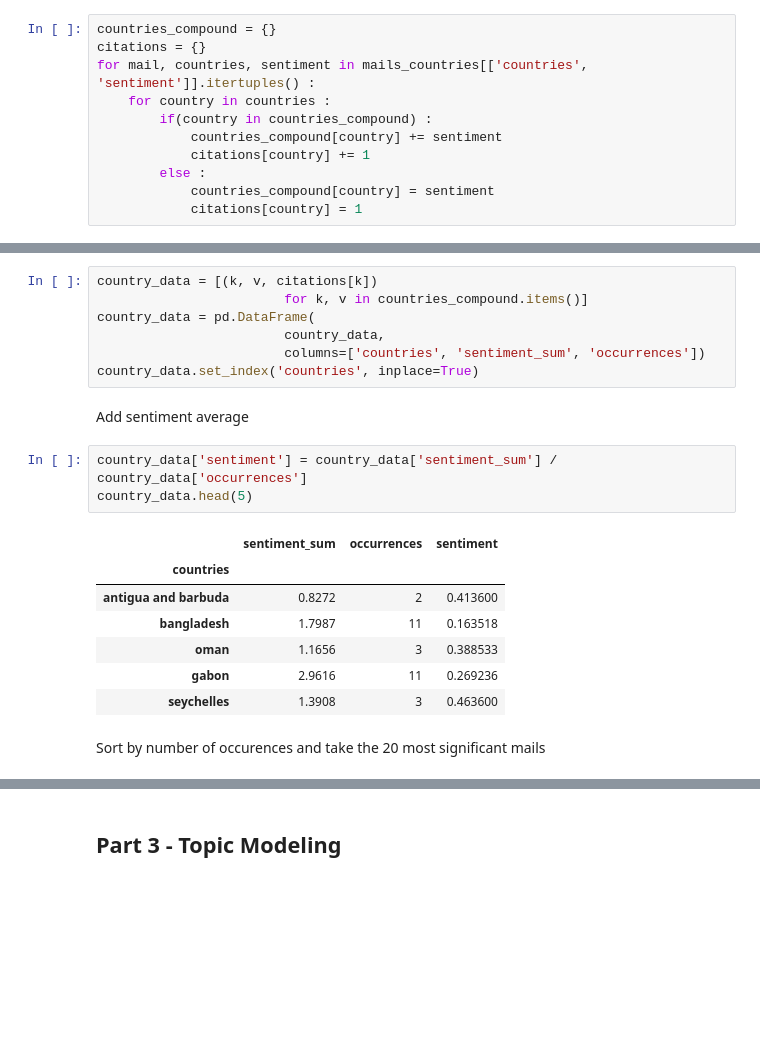
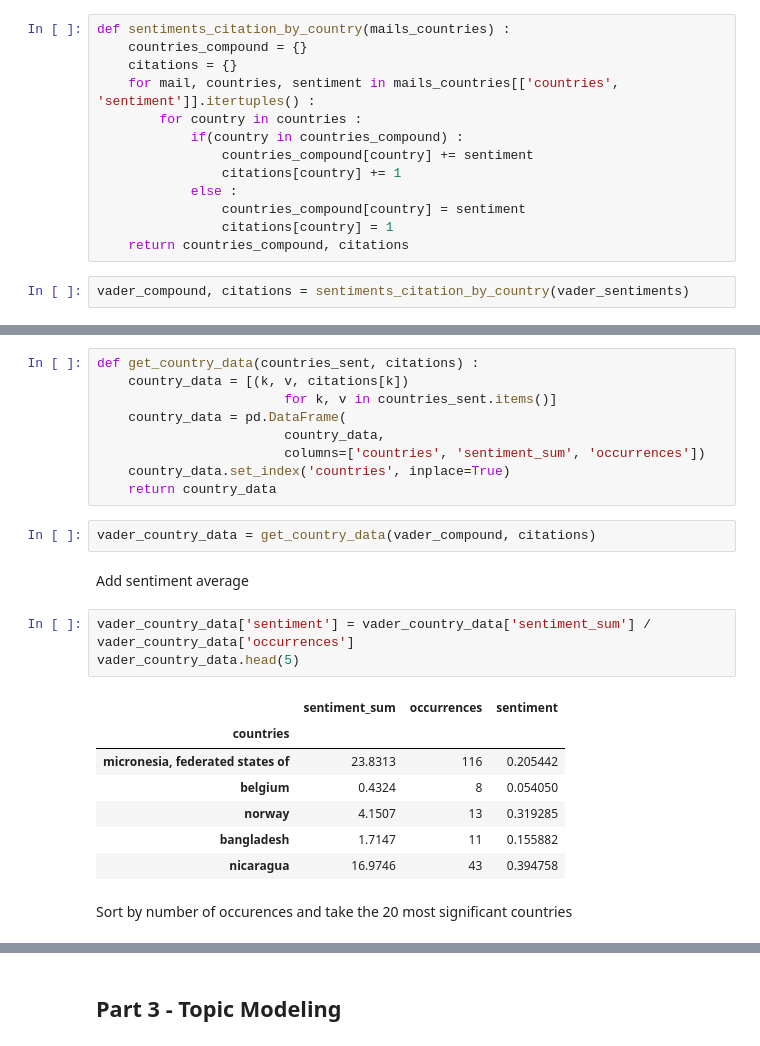
Before and after one commit to mukel/Homework, a Jupyter notebook: 05 - Taming Text/Hw5-TextMining.ipynb, the cells around one changed output, grey strips where cells are left out. Saved outputs shown, nothing was run; the diff lists cells and outputs as text; blank space fills up the shorter version.

```diff
--- a/05 - Taming Text/Hw5-TextMining.ipynb
+++ b/05 - Taming Text/Hw5-TextMining.ipynb
@@ -329,35 +334,43 @@ Get sentiment and occurrences in mails for each country
 # %%
-countries_compound = {}
-citations = {}
-for mail, countries, sentiment in mails_countries[['countries', 'sentiment']].itertuples() :
-    for country in countries :
-        if(country in countries_compound) :
-            countries_compound[country] += sentiment
-            citations[country] += 1
-        else :
-            countries_compound[country] = sentiment
-            citations[country] = 1
+def sentiments_citation_by_country(mails_countries) :
+    countries_compound = {}
+    citations = {}
+    for mail, countries, sentiment in mails_countries[['countries', 'sentiment']].itertuples() :
+        for country in countries :
+            if(country in countries_compound) :
+                countries_compound[country] += sentiment
+                citations[country] += 1
+            else :
+                countries_compound[country] = sentiment
+                citations[country] = 1
+    return countries_compound, citations
+# %%
+vader_compound, citations = sentiments_citation_by_country(vader_sentiments)
 # %% [markdown]
 DataFrame with countries, sums of sentiments and number of occurrences
 # %%
-country_data = [(k, v, citations[k])
-                        for k, v in countries_compound.items()]
-country_data = pd.DataFrame(
+def get_country_data(countries_sent, citations) :
+    country_data = [(k, v, citations[k])
+                        for k, v in countries_sent.items()]
+    country_data = pd.DataFrame(
                         country_data,
                         columns=['countries', 'sentiment_sum', 'occurrences'])
-country_data.set_index('countries', inplace=True)
+    country_data.set_index('countries', inplace=True)
+    return country_data
+# %%
+vader_country_data = get_country_data(vader_compound, citations)
 # %% [markdown]
 Add sentiment average
 # %%
-country_data['sentiment'] = country_data['sentiment_sum'] / country_data['occurrences']
-country_data.head(5)
+vader_country_data['sentiment'] = vader_country_data['sentiment_sum'] / vader_country_data['occurrences']
+vader_country_data.head(5)
 # %% [output]
 |  | sentiment_sum | occurrences | sentiment |
 | countries |  |  |  |
-| antigua and barbuda | 0.8272 | 2 | 0.413600 |
-| bangladesh | 1.7987 | 11 | 0.163518 |
-| oman | 1.1656 | 3 | 0.388533 |
-| gabon | 2.9616 | 11 | 0.269236 |
-| seychelles | 1.3908 | 3 | 0.463600 |
+| micronesia, federated states of | 23.8313 | 116 | 0.205442 |
+| belgium | 0.4324 | 8 | 0.054050 |
+| norway | 4.1507 | 13 | 0.319285 |
+| bangladesh | 1.7147 | 11 | 0.155882 |
+| nicaragua | 16.9746 | 43 | 0.394758 |
 # %% [markdown]
-Sort by number of occurences and take the 20 most significant mails
+Sort by number of occurences and take the 20 most significant countries
```
Also changed, not shown: parts of 43 cells of this notebook, 1 other file.
